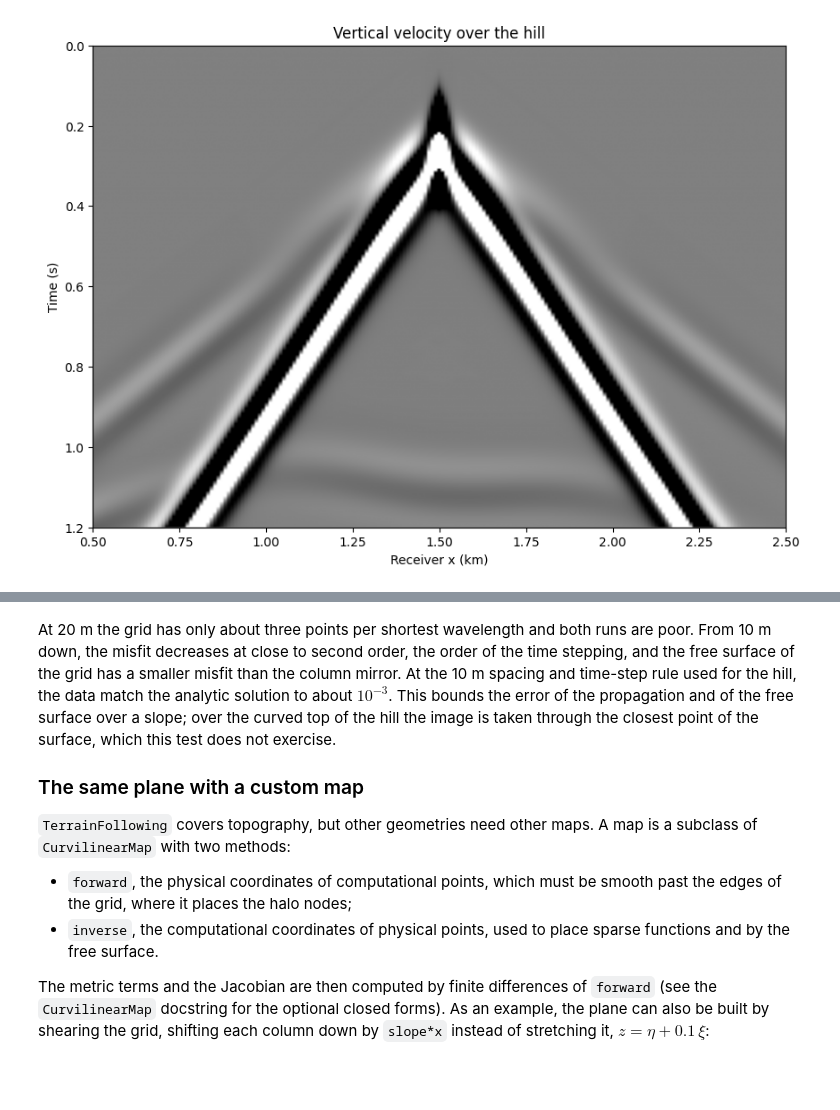
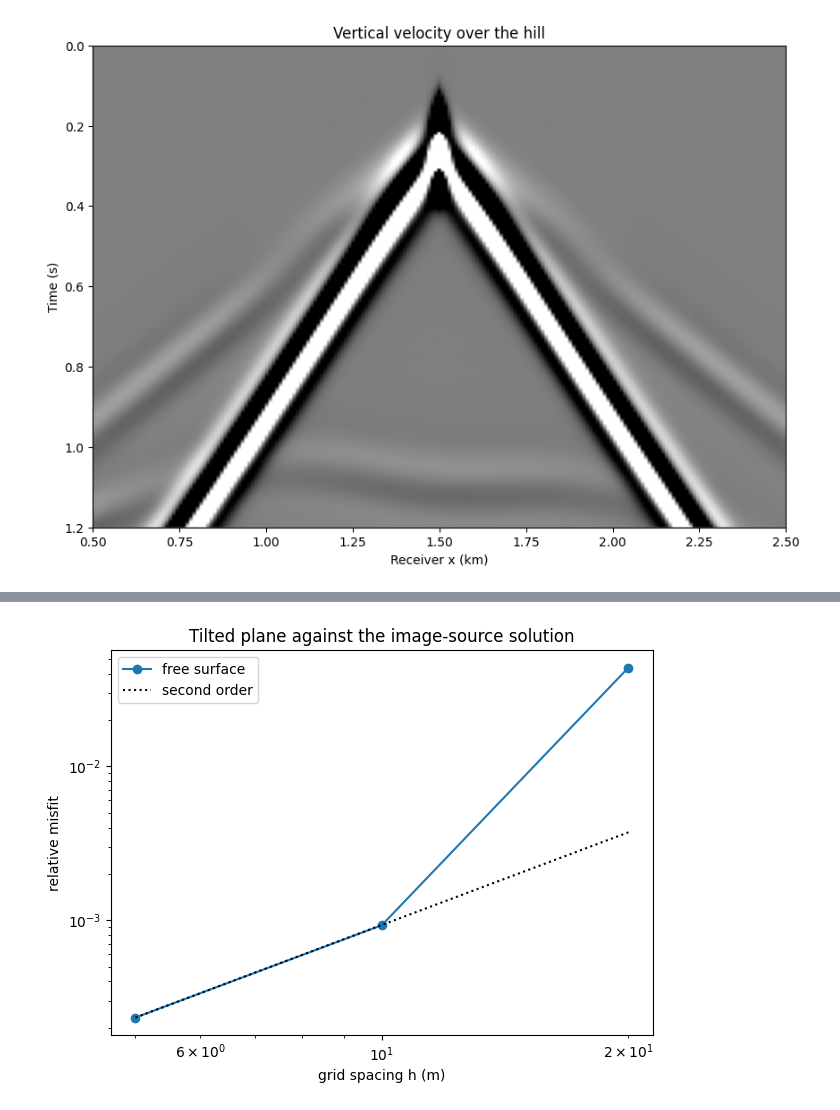
Before and after one commit to devitocodes/devito, a Jupyter notebook: examples/userapi/10_curvilinear_grids.ipynb, the cells around one changed output, grey strips where cells are left out. Drawn from its saved outputs; the diff is of its cells as text; code cells hidden in the pictures; blank space fills up the shorter version.

```diff
--- a/examples/userapi/10_curvilinear_grids.ipynb
+++ b/examples/userapi/10_curvilinear_grids.ipynb
@@ -835,3 +851,6 @@ column mirror: misfits [0.04398 0.00162 0.0004 ], orders [4.8 2. ]
 # %%
-assert misfits['image'][1] < 2e-3
-assert misfits['column'][1] > misfits['image'][1]
+# NBVAL_IGNORE_OUTPUT
+spacings = [20., 10., 5.]
+misfits = [plane_misfit(plane_mapping, h)[0] for h in spacings]
+orders = np.log2(np.array(misfits[:-1])/np.array(misfits[1:]))
+print(f'misfits {np.round(misfits, 5)}, orders {orders.round(1)}')
@@ -853,11 +863,0 @@ plt.show()
-# %% [markdown]
-At 20 m the grid has only about three points per shortest wavelength and both runs are poor. From 10 m down, the misfit decreases at close to second order, the order of the time stepping, and the free surface of the grid has a smaller misfit than the column mirror. At the 10 m spacing and time-step rule used for the hill, the data match the analytic solution to about $10^{-3}$. This bounds the error of the propagation and of the free surface over a slope; over the curved top of the hill the image is taken through the closest point of the surface, which this test does not exercise.
-
-### The same plane with a custom map
-
-`TerrainFollowing` covers topography, but other geometries need other maps. A map is a subclass of `CurvilinearMap` with two methods:
-
-* `forward`, the physical coordinates of computational points, which must be smooth past the edges of the grid, where it places the halo nodes;
-* `inverse`, the computational coordinates of physical points, used to place sparse functions and by the free surface.
-
-The metric terms and the Jacobian are then computed by finite differences of `forward` (see the `CurvilinearMap` docstring for the optional closed forms). As an example, the plane can also be built by shearing the grid, shifting each column down by `slope*x` instead of stretching it, $z = \eta + 0.1\,\xi$:
@@ -876,0 +864,13 @@ class Shear(CurvilinearMap):
+# %%
+# NBVAL_IGNORE_OUTPUT
+fig, ax = plt.subplots(figsize=(7, 5))
+ax.loglog(spacings, misfits, 'o-', label='free surface')
+ax.loglog(spacings, misfits[-1]*(np.array(spacings)/5.)**2, 'k:',
+          label='second order')
+ax.set_xlabel('grid spacing h (m)')
+ax.set_ylabel('relative misfit')
+ax.set_title('Tilted plane against the image-source solution')
+ax.legend()
+plt.show()
+# %% [output]
+[figure, added]
```
Also changed, not shown: parts of 53 cells of this notebook, 5 other files.
